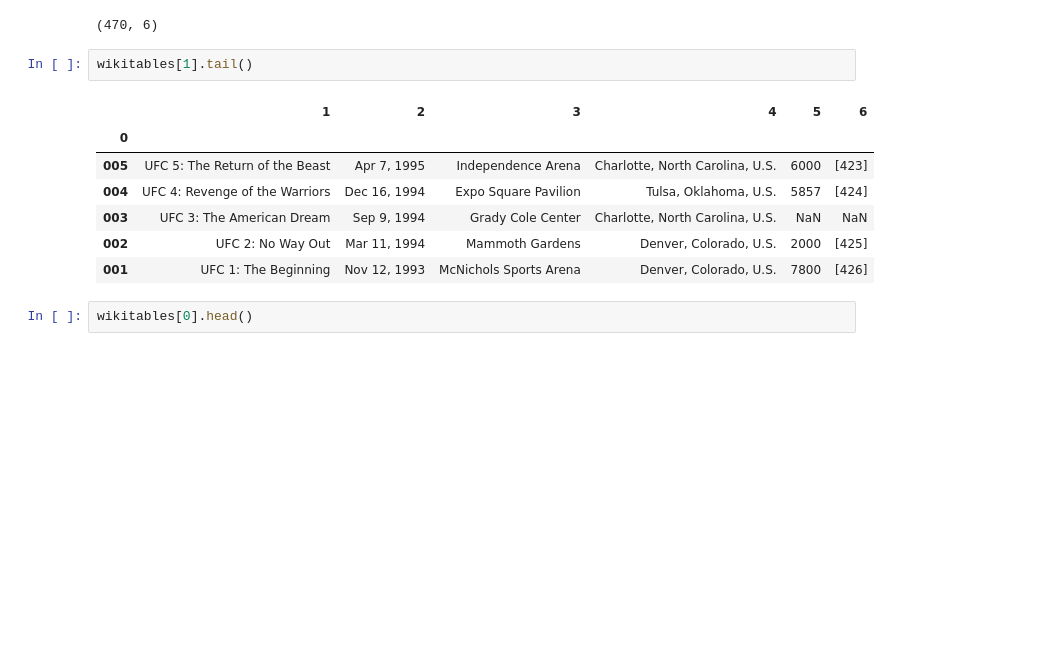
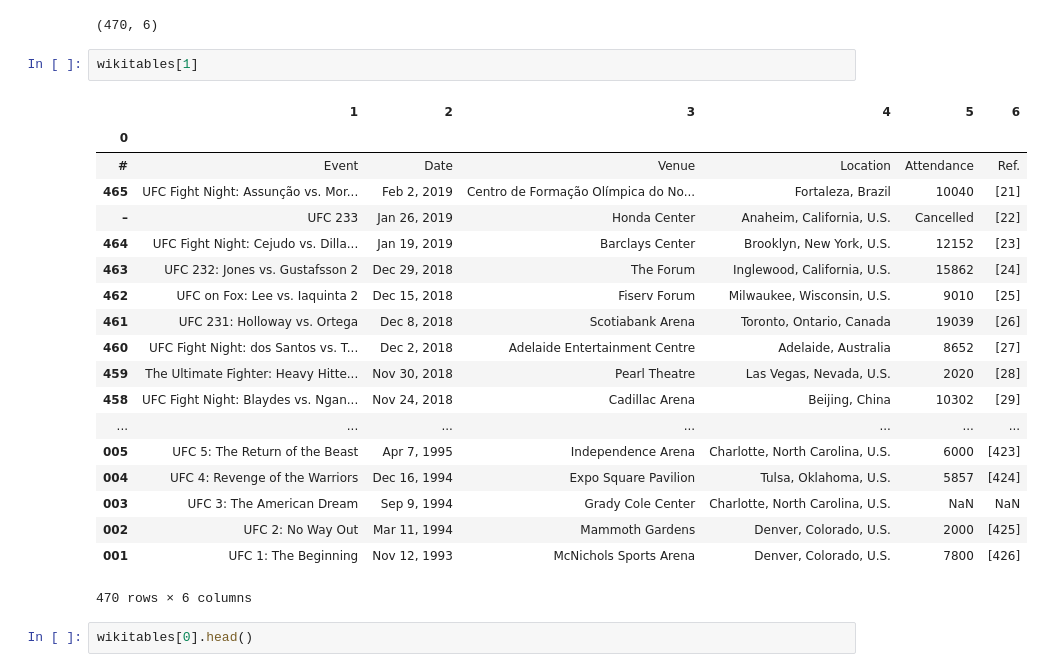
Before and after one commit to softhints/python, a Jupyter notebook: notebooks/Scrape wiki tables with pandas and python.ipynb, the cells around one changed output. Saved outputs shown, nothing was run; the diff lists cells and outputs as text; blank space fills up the shorter version.

```diff
--- a/notebooks/Scrape wiki tables with pandas and python.ipynb
+++ b/notebooks/Scrape wiki tables with pandas and python.ipynb
@@ -65,15 +76,27 @@ wikitables[1].shape
 # %% [output]
 (470, 6)
 # %%
-wikitables[1].tail()
+wikitables[1]
 # %% [output]
 |  | 1 | 2 | 3 | 4 | 5 | 6 |
 | 0 |  |  |  |  |  |  |
+| # | Event | Date | Venue | Location | Attendance | Ref. |
+| 465 | UFC Fight Night: Assunção vs. Mor... | Feb 2, 2019 | Centro de Formação Olímpica do No... | Fortaleza, Brazil | 10040 | [21] |
+| – | UFC 233 | Jan 26, 2019 | Honda Center | Anaheim, California, U.S. | Cancelled | [22] |
+| 464 | UFC Fight Night: Cejudo vs. Dilla... | Jan 19, 2019 | Barclays Center | Brooklyn, New York, U.S. | 12152 | [23] |
+| 463 | UFC 232: Jones vs. Gustafsson 2 | Dec 29, 2018 | The Forum | Inglewood, California, U.S. | 15862 | [24] |
+| 462 | UFC on Fox: Lee vs. Iaquinta 2 | Dec 15, 2018 | Fiserv Forum | Milwaukee, Wisconsin, U.S. | 9010 | [25] |
+| 461 | UFC 231: Holloway vs. Ortega | Dec 8, 2018 | Scotiabank Arena | Toronto, Ontario, Canada | 19039 | [26] |
+| 460 | UFC Fight Night: dos Santos vs. T... | Dec 2, 2018 | Adelaide Entertainment Centre | Adelaide, Australia | 8652 | [27] |
+| 459 | The Ultimate Fighter: Heavy Hitte... | Nov 30, 2018 | Pearl Theatre | Las Vegas, Nevada, U.S. | 2020 | [28] |
+| 458 | UFC Fight Night: Blaydes vs. Ngan... | Nov 24, 2018 | Cadillac Arena | Beijing, China | 10302 | [29] |
+| ... | ... | ... | ... | ... | ... | ... |
 | 005 | UFC 5: The Return of the Beast | Apr 7, 1995 | Independence Arena | Charlotte, North Carolina, U.S. | 6000 | [423] |
 | 004 | UFC 4: Revenge of the Warriors | Dec 16, 1994 | Expo Square Pavilion | Tulsa, Oklahoma, U.S. | 5857 | [424] |
 | 003 | UFC 3: The American Dream | Sep 9, 1994 | Grady Cole Center | Charlotte, North Carolina, U.S. | NaN | NaN |
 | 002 | UFC 2: No Way Out | Mar 11, 1994 | Mammoth Gardens | Denver, Colorado, U.S. | 2000 | [425] |
 | 001 | UFC 1: The Beginning | Nov 12, 1993 | McNichols Sports Arena | Denver, Colorado, U.S. | 7800 | [426] |
+470 rows × 6 columns
 # %%
 wikitables[0].head()
 # %% [output]
```
Also changed, not shown: parts of 1 cell of this notebook.
